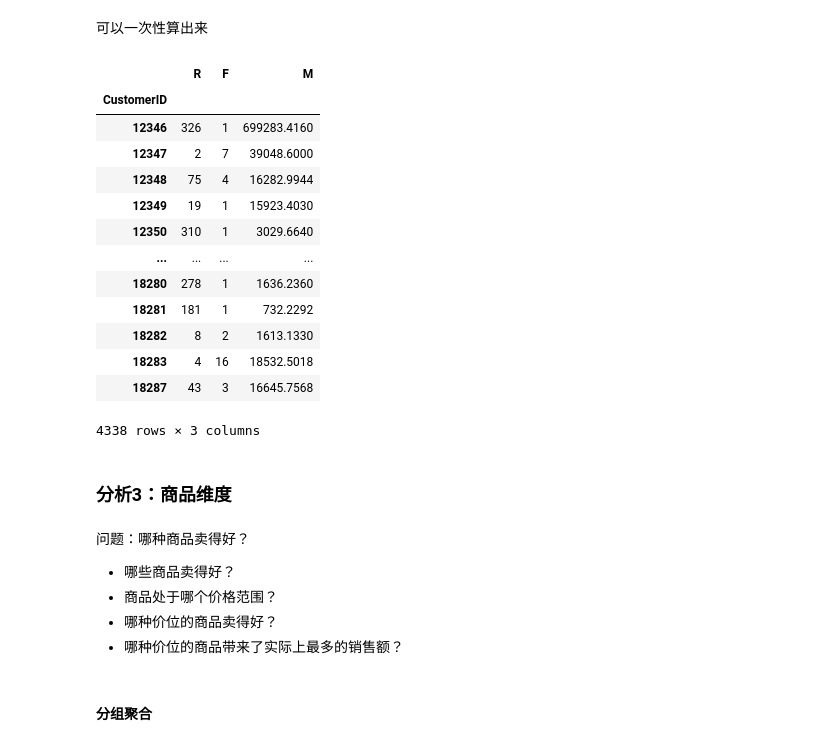
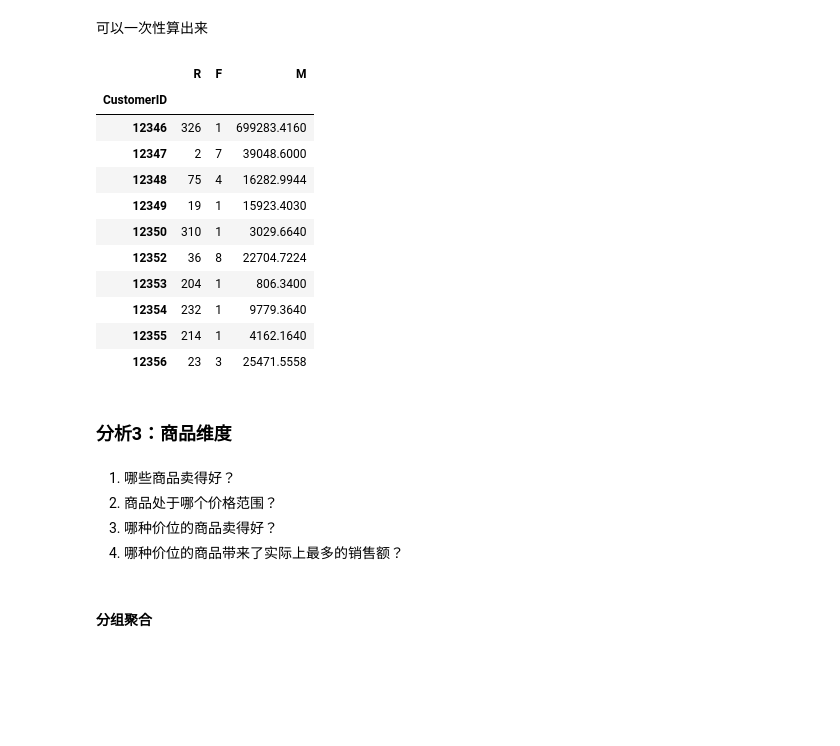
Before and after one commit to victolapan/Big-Data-Analytics-and-Visualization, a Jupyter notebook: Chapter4 Python探索性分析/Chapter4 案例练习——Python探索性分析.ipynb, the cells around one changed output. Drawn from its saved outputs; the diff is of its cells as text; code cells hidden in the pictures; blank space fills up the shorter version.

```diff
--- a/Chapter4 Python探索性分析/Chapter4 案例练习——Python探索性分析.ipynb
+++ b/Chapter4 Python探索性分析/Chapter4 案例练习——Python探索性分析.ipynb
@@ -677,34 +699,31 @@ rfm
 # %%
 now = sales_customer.InvoiceDate.max() + pd.Timedelta(days=1)
 rfm = sales_customer.groupby('CustomerID').agg(
     R=('InvoiceDate', lambda x: (now - x.max()).days),
     F=('InvoiceNo','nunique'),
     M=('SumPrice', 'sum')
 )
-rfm
+rfm.head(10)
 # %% [output]
 |  | R | F | M |
 | CustomerID |  |  |  |
 | 12346 | 326 | 1 | 699283.4160 |
 | 12347 | 2 | 7 | 39048.6000 |
 | 12348 | 75 | 4 | 16282.9944 |
 | 12349 | 19 | 1 | 15923.4030 |
 | 12350 | 310 | 1 | 3029.6640 |
-| ... | ... | ... | ... |
-| 18280 | 278 | 1 | 1636.2360 |
-| 18281 | 181 | 1 | 732.2292 |
-| 18282 | 8 | 2 | 1613.1330 |
-| 18283 | 4 | 16 | 18532.5018 |
-| 18287 | 43 | 3 | 16645.7568 |
+| 12352 | 36 | 8 | 22704.7224 |
+| 12353 | 204 | 1 | 806.3400 |
+| 12354 | 232 | 1 | 9779.3640 |
+| 12355 | 214 | 1 | 4162.1640 |
+| 12356 | 23 | 3 | 25471.5558 |
-4338 rows × 3 columns
 # %% [markdown]
 ### 分析3：商品维度
 # %% [markdown]
-问题：哪种商品卖得好？
-+ 哪些商品卖得好？
-+ 商品处于哪个价格范围？
-+ 哪种价位的商品卖得好？
-+ 哪种价位的商品带来了实际上最多的销售额？
+1. 哪些商品卖得好？
+2. 商品处于哪个价格范围？
+3. 哪种价位的商品卖得好？
+4. 哪种价位的商品带来了实际上最多的销售额？
 # %% [markdown]
 #### 分组聚合
 # %%
```
Also changed, not shown: parts of 38 cells of this notebook.
